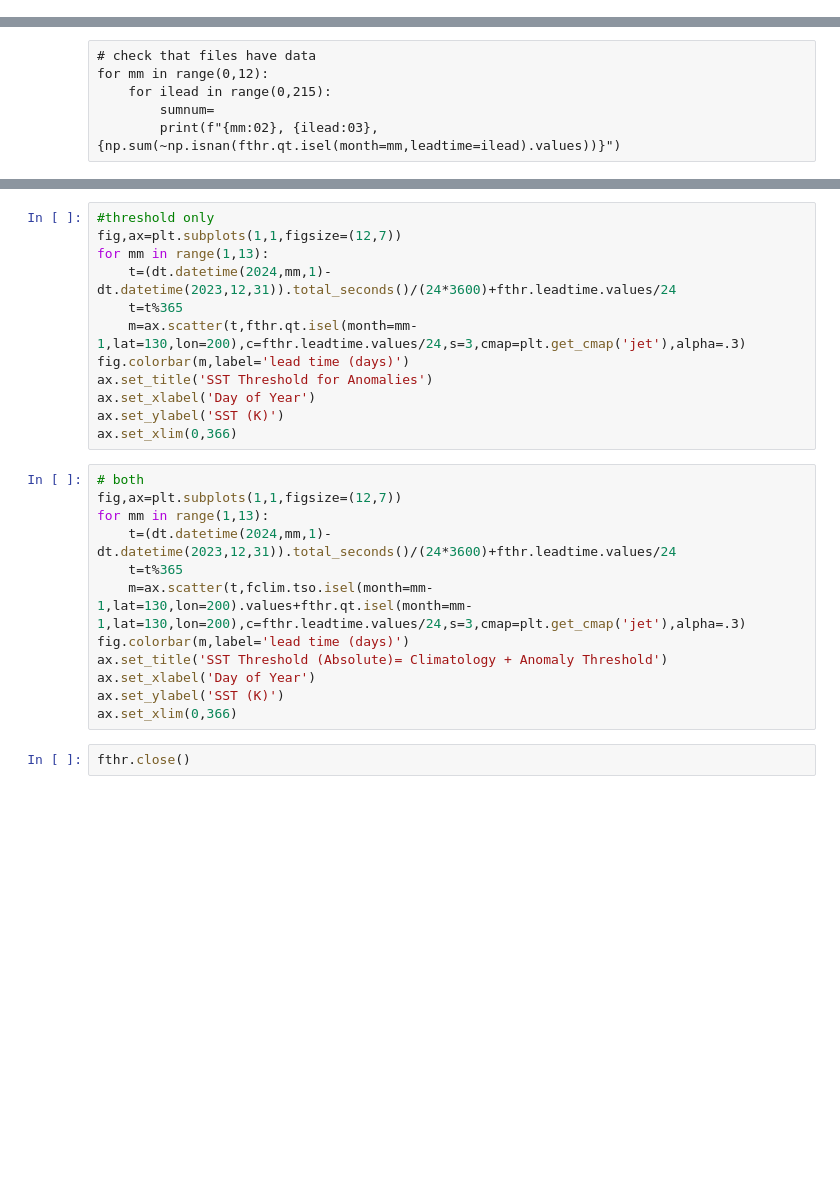
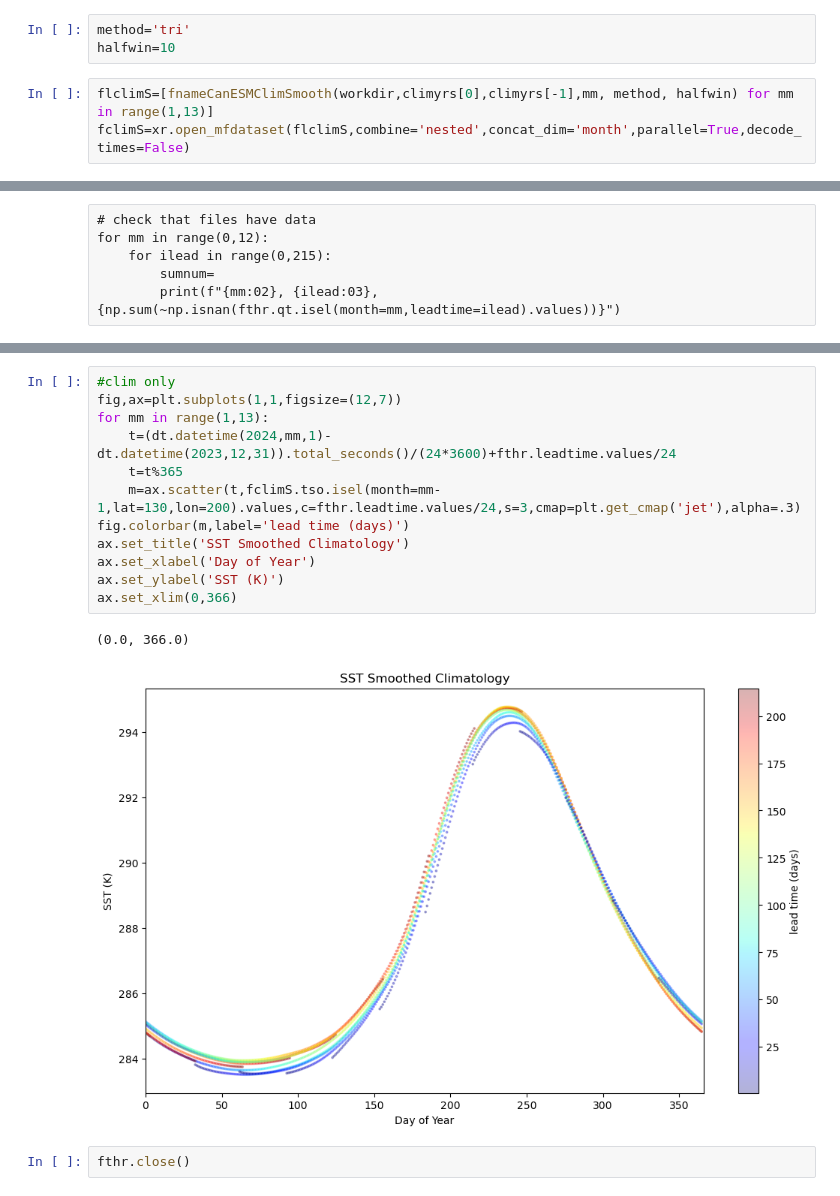
Before and after one commit to e-olson/MHW, a Jupyter notebook: MHW_Forecasts_New/checkSmooth_AllComponents_CompSmoothing.ipynb, the cells around one changed output, grey strips where cells are left out. Drawn from its saved outputs; the diff is of its cells as text; blank space fills up the shorter version.

```diff
--- a/MHW_Forecasts_New/checkSmooth_AllComponents_CompSmoothing.ipynb
+++ b/MHW_Forecasts_New/checkSmooth_AllComponents_CompSmoothing.ipynb
@@ -37,6 +33,12 @@ client = Client(cluster)
 # %%
 flistclim = [fnameCanESMClim(workdir,climyrs[0],climyrs[-1],mm) for mm in range(1,13)]
 fclim=xr.open_mfdataset(flistclim,combine='nested',concat_dim='month',parallel=True,decode_times=False)
+# %%
+method='tri'
+halfwin=10
+# %%
+flclimS=[fnameCanESMClimSmooth(workdir,climyrs[0],climyrs[-1],mm, method, halfwin) for mm in range(1,13)]
+fclimS=xr.open_mfdataset(flclimS,combine='nested',concat_dim='month',parallel=True,decode_times=False)
 # %%
 flistthresh=[[fnameCanESMAnomQtile(workdir, climyrs[0],climyrs[-1], ilead, yind, qtile) for yind in [0,60,120]] for ilead in range(0,215)]
 fthr=xr.open_mfdataset(flistthresh,combine='nested',concat_dim=['leadtime','lat'],parallel=True,decode_times=False)
@@ -63,27 +104,18 @@ ax.set_xlim(0,366)
 # %%
-#threshold only
+#clim only
 fig,ax=plt.subplots(1,1,figsize=(12,7))
 for mm in range(1,13):
     t=(dt.datetime(2024,mm,1)-dt.datetime(2023,12,31)).total_seconds()/(24*3600)+fthr.leadtime.values/24
     t=t%365
-    m=ax.scatter(t,fthr.qt.isel(month=mm-1,lat=130,lon=200),c=fthr.leadtime.values/24,s=3,cmap=plt.get_cmap('jet'),alpha=.3)
+    m=ax.scatter(t,fclimS.tso.isel(month=mm-1,lat=130,lon=200).values,c=fthr.leadtime.values/24,s=3,cmap=plt.get_cmap('jet'),alpha=.3)
 fig.colorbar(m,label='lead time (days)')
-ax.set_title('SST Threshold for Anomalies')
+ax.set_title('SST Smoothed Climatology')
 ax.set_xlabel('Day of Year')
 ax.set_ylabel('SST (K)')
 ax.set_xlim(0,366)
+# %% [output]
+(0.0, 366.0)
+[figure, added]
-# %%
-# both
-fig,ax=plt.subplots(1,1,figsize=(12,7))
-for mm in range(1,13):
-    t=(dt.datetime(2024,mm,1)-dt.datetime(2023,12,31)).total_seconds()/(24*3600)+fthr.leadtime.values/24
-    t=t%365
-    m=ax.scatter(t,fclim.tso.isel(month=mm-1,lat=130,lon=200).values+fthr.qt.isel(month=mm-1,lat=130,lon=200),c=fthr.leadtime.values/24,s=3,cmap=plt.get_cmap('jet'),alpha=.3)
-fig.colorbar(m,label='lead time (days)')
-ax.set_title('SST Threshold (Absolute)= Climatology + Anomaly Threshold')
-ax.set_xlabel('Day of Year')
-ax.set_ylabel('SST (K)')
-ax.set_xlim(0,366)
 # %%
 fthr.close()
 # %% [markdown]
```
Also changed, not shown: parts of 64 cells of this notebook, 15 other files.
